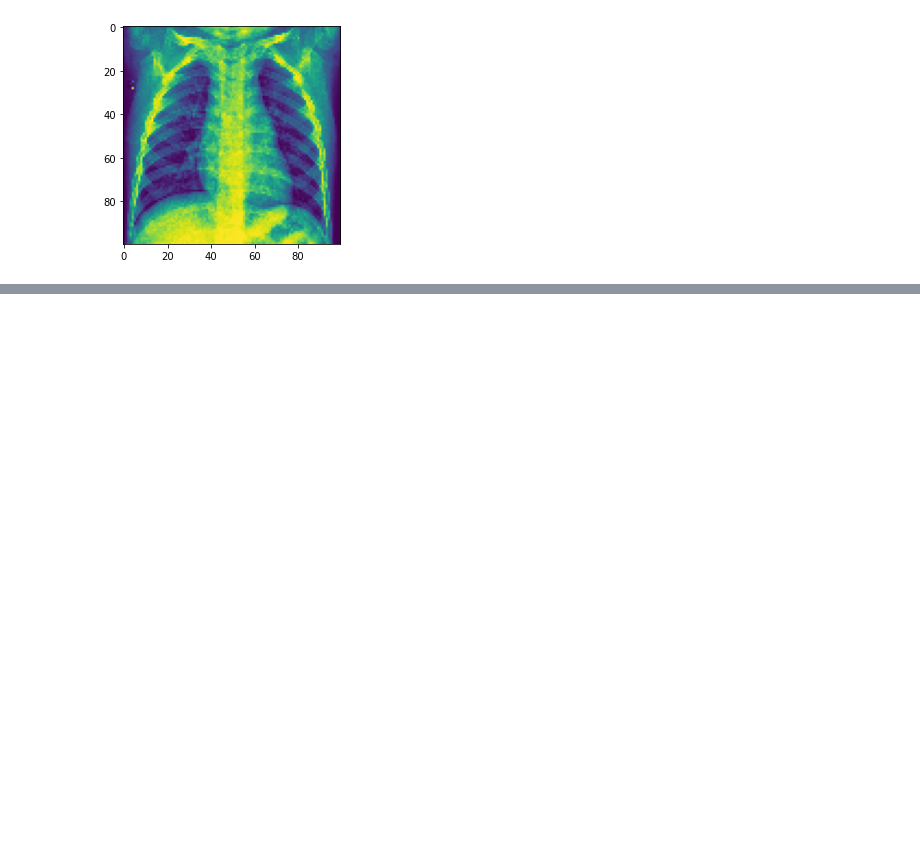
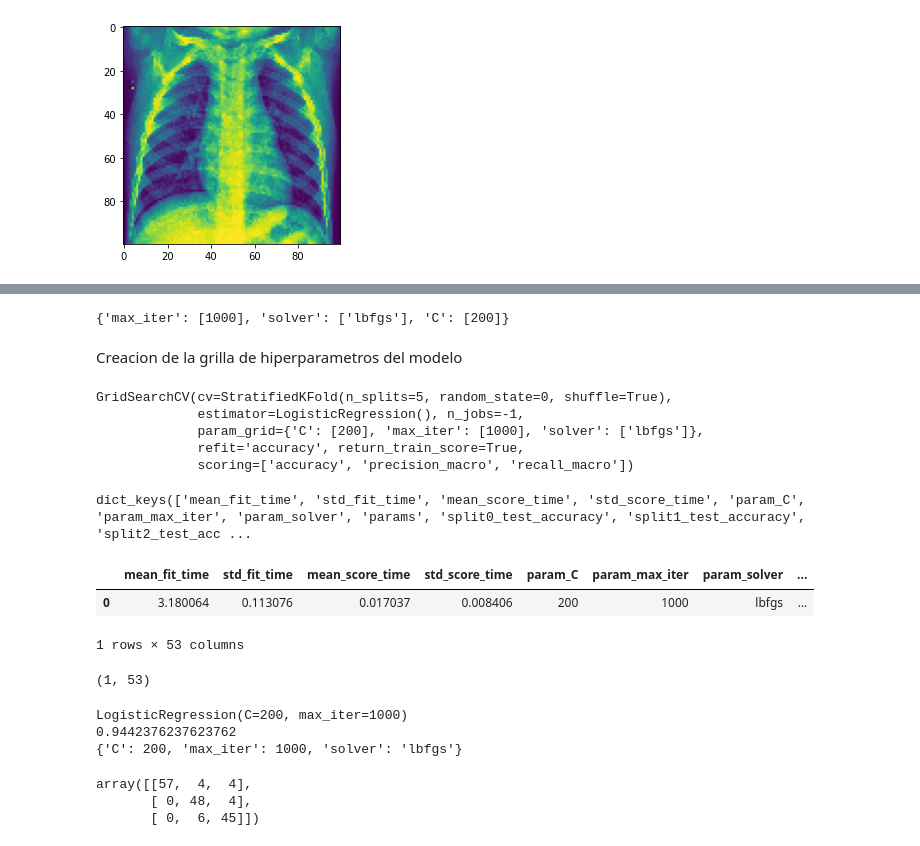
Before and after one commit to mauriciomem/desafio_final, a Jupyter notebook: desafio_final_pca-mainfold-mau.ipynb, the cells around one changed output, grey strips where cells are left out. Cells and saved outputs as stored; diff of their text form; code cells hidden in the pictures; blank space fills up the shorter version.

```diff
--- a/desafio_final_pca-mainfold-mau.ipynb
+++ b/desafio_final_pca-mainfold-mau.ipynb
@@ -1116,0 +1295,42 @@ for i, images in zip(range(len(proj_tsne)), imgmatrix):
+# %%
+logreg=LogisticRegression()
+# %%
+logreg_grid = dict(max_iter=m_iter, solver=solver, C=c)
+print(logreg_grid)
+# %% [output]
+{'max_iter': [1000], 'solver': ['lbfgs'], 'C': [200]}
+# %% [markdown]
+Creacion de la grilla de hiperparametros del modelo
+# %%
+logreg_cv = GridSearchCV(logreg, logreg_grid, refit='accuracy', n_jobs = -1, cv=skf, return_train_score=True, scoring=scoring)
+# %%
+logreg_cv.fit(X_train_sc, y_train)
+# %% [output]
+GridSearchCV(cv=StratifiedKFold(n_splits=5, random_state=0, shuffle=True),
+             estimator=LogisticRegression(), n_jobs=-1,
+             param_grid={'C': [200], 'max_iter': [1000], 'solver': ['lbfgs']},
+             refit='accuracy', return_train_score=True,
+             scoring=['accuracy', 'precision_macro', 'recall_macro'])
+# %%
+logreg_cv.cv_results_.keys()
+# %% [output]
+dict_keys(['mean_fit_time', 'std_fit_time', 'mean_score_time', 'std_score_time', 'param_C', 'param_max_iter', 'param_solver', 'params', 'split0_test_accuracy', 'split1_test_accuracy', 'split2_test_acc ...
+# %%
+logreg_cv_results = pd.DataFrame(logreg_cv.cv_results_)
+logreg_cv_results.sort_values(by='mean_test_accuracy', ascending=False).head(5)
+# %% [output]
+|  | mean_fit_time | std_fit_time | mean_score_time | std_score_time | param_C | param_max_iter | param_solver | ... |
+| 0 | 3.180064 | 0.113076 | 0.017037 | 0.008406 | 200 | 1000 | lbfgs | ... |
+1 rows × 53 columns
+# %%
+logreg_cv_results.shape
+# %% [output]
+(1, 53)
+# %%
+print(logreg_cv.best_estimator_)
+print(logreg_cv.best_score_)
+print(logreg_cv.best_params_)
+# %% [output]
+LogisticRegression(C=200, max_iter=1000)
+0.9442376237623762
+{'C': 200, 'max_iter': 1000, 'solver': 'lbfgs'}
@@ -1116,0 +1339,6 @@ for i, images in zip(range(len(proj_tsne)), imgmatrix):
+# %%
+confusion_matrix(y_test_pred_cv, y_test)
+# %% [output]
+array([[57,  4,  4],
+       [ 0, 48,  4],
+       [ 0,  6, 45]])
```
Also changed, not shown: parts of 88 cells of this notebook, 3 other files.
